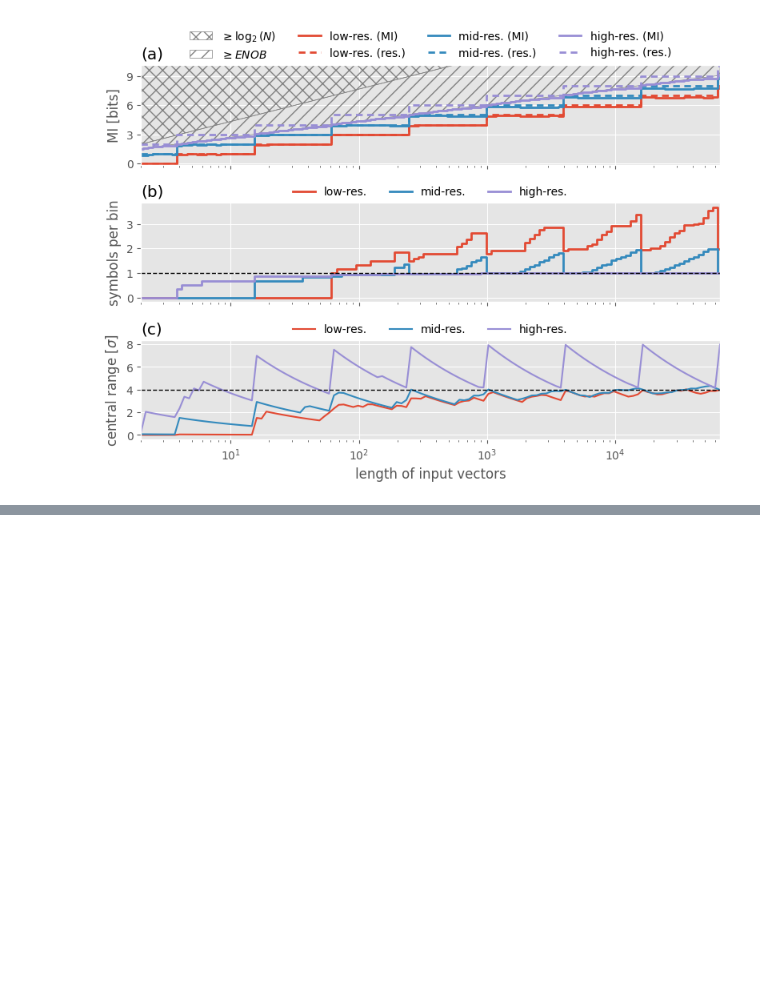
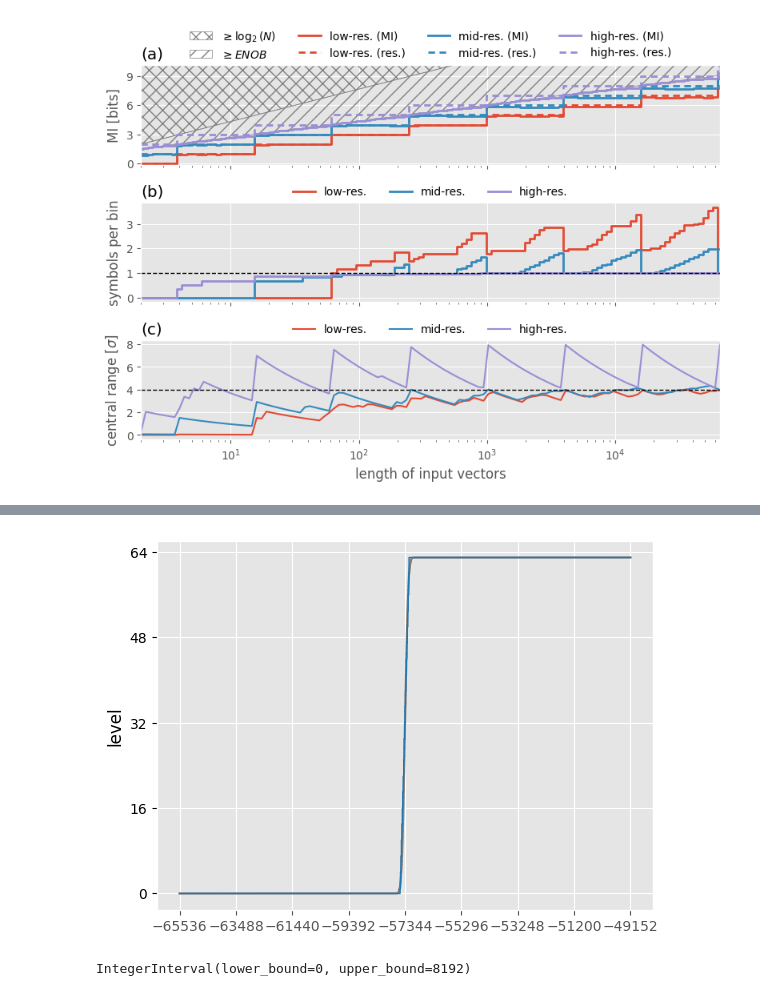
Before and after one commit to Integrated-Systems-Neuroengineering/optquant, a Jupyter notebook: experiments/derivation.ipynb, the cells around one changed output, grey strips where cells are left out. Drawn from its saved outputs; the diff is of its cells as text; code cells hidden in the pictures; blank space fills up the shorter version.

```diff
--- a/experiments/derivation.ipynb
+++ b/experiments/derivation.ipynb
@@ -261,11 +264,14 @@ from tqdm import tqdm
 
 # phase offset can be -1, -0.5, or 0 (we started with centered bins)
 phase = jnp.array([-1, -0.5, 0])
-scale = jnp.logspace(-1, 2, 1000)
+scale = jnp.logspace(jnp.log(0.5), jnp.log(100), 1000)
 
 vector_length = 2**jnp.arange(1, 16.1, 0.125)
 enobs = []
-cases = [("low-res.", 4), ("high-res.", 8)]
+rhos = [8, 6, 4]
+# labels = ["low-res.", "mid-res.", "high-res."]
+labels = [f"{rho}-bit ADC" for rho in rhos]
+cases = list(zip(labels, rhos))
 max_MIs = [[] for _ in range(len(cases))]
 num_bits = [[] for _ in range(len(cases))]
 max_scales = [[] for _ in range(len(cases))]
@@ -296,21 +302,26 @@ for vl in tqdm(vector_length):
         max_MI= MIs[max_scale_idx, max_phase_idx]
 
         # compute which range the central bins cover
-        covered_range= max_scale* (2**bits - 1)
+        covered_range= max_scale * (2**bits - 2)
 
         # compute how many numbers fall within each central bin
         offset_fixed = (support[0] + support[-1]) / 2
         levels= compute_even_levels(2**bits, max_scale, max_phase, offset_fixed=offset_fixed).squeeze()
-        (vals, counts) = jnp.unique_counts(jnp.searchsorted(levels, support))
-        max_width= jnp.sum(counts, where=(vals > 1) & (vals < (2**bits)-2)) / (2**bits - 2)
+        # bin = jnp.searchsorted(levels, support, side='right')
+        # max_width = ((bin>1) * (bin<(2**bits))).sum() /
+        max_width = ((levels[1] <= support) * (support < levels[-2])).sum() / (2**bits - 2)
+        # (vals, counts) = jnp.unique_counts()
+        # max_width= jnp.mean(counts, where=(vals > 1) * (vals < (2**bits)))
 
         # track results
         num_bits[i].append(int(bits))
         max_MIs[i].append(float(max_MI))
         max_scales[i].append(float(max_scale))
+        max_phases[i].append(float(max_phase))
         max_ranges[i].append(float(covered_range))
         max_widths[i].append(float(max_width))
 
+enobs = jnp.array(enobs)
 num_bits = jnp.array(num_bits)
 max_MIs = jnp.array(max_MIs)
 max_scales = jnp.array(max_scales)
@@ -412,0 +783,16 @@ fig.tight_layout()
+# %%
+aaa, lines = plot_quantization(
+        plt.axes(),
+        thresh,
+        dist=dd,
+        linecolor=f"C0",
+        yticklocator=MultipleLocator(16),
+        xticklocator=MultipleLocator(example_size // 4),
+        twinaxis=False,
+    )
+# %% [output]
+[figure, added]
+# %%
+d.support
+# %% [output]
+IntegerInterval(lower_bound=0, upper_bound=8192)
```
Also changed, not shown: parts of 15 cells of this notebook.
